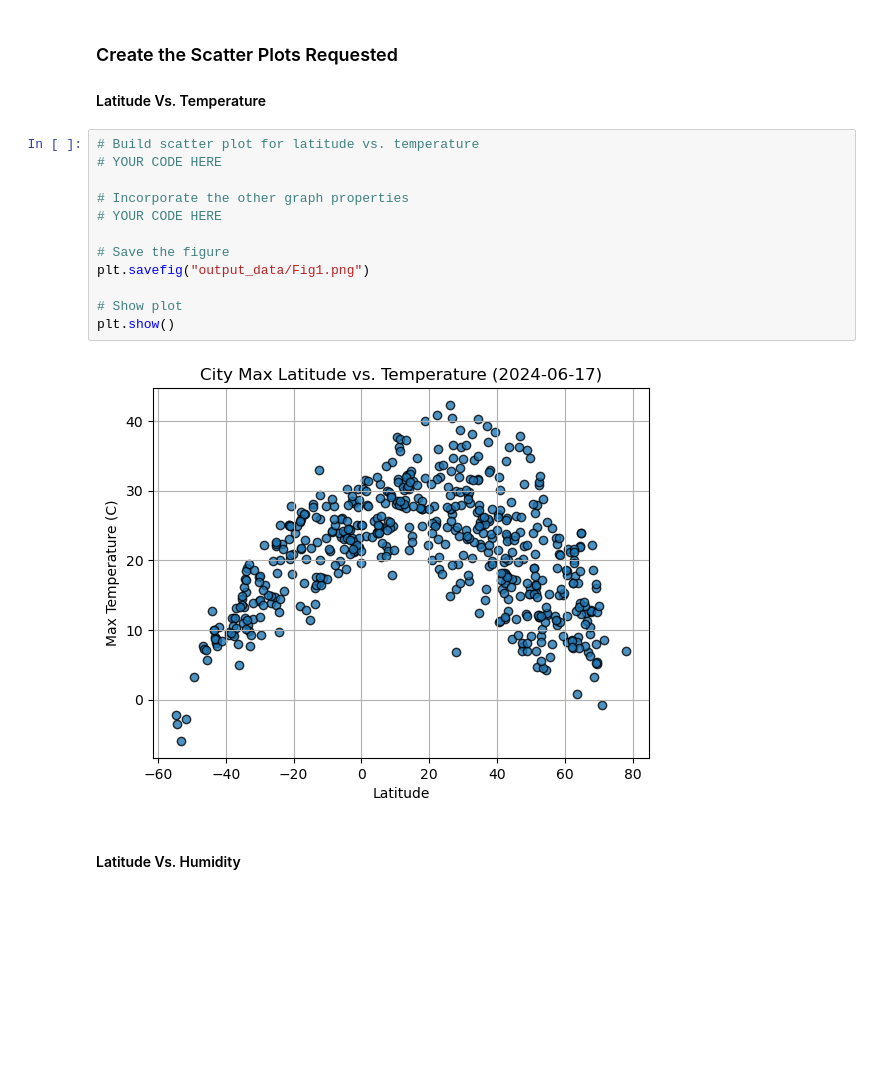
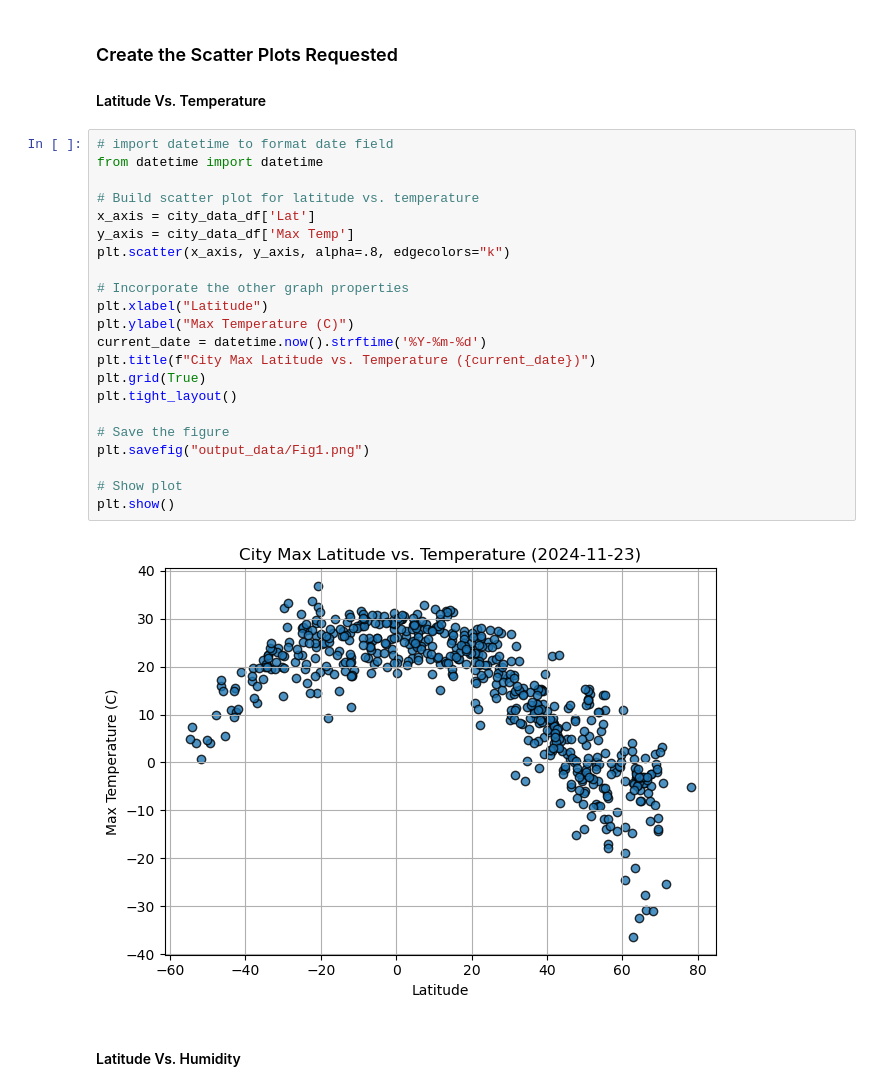
Before and after one commit to agmillman/python-api-challenge, a Jupyter notebook: WeatherPy/WeatherPy.ipynb, the cells around one changed output. Cells and saved outputs as stored; diff of their text form; blank space fills up the shorter version.

```diff
--- a/WeatherPy/WeatherPy.ipynb
+++ b/WeatherPy/WeatherPy.ipynb
@@ -186,19 +207,29 @@ city_data_df.head()
 
 #### Latitude Vs. Temperature
 # %%
+# import datetime to format date field
+from datetime import datetime
+
 # Build scatter plot for latitude vs. temperature
-# YOUR CODE HERE
+x_axis = city_data_df['Lat']
+y_axis = city_data_df['Max Temp']
+plt.scatter(x_axis, y_axis, alpha=.8, edgecolors="k")
 
 # Incorporate the other graph properties
-# YOUR CODE HERE
+plt.xlabel("Latitude")
+plt.ylabel("Max Temperature (C)")
+current_date = datetime.now().strftime('%Y-%m-%d')
+plt.title(f"City Max Latitude vs. Temperature ({current_date})")
+plt.grid(True)
+plt.tight_layout()
 
 # Save the figure
 plt.savefig("output_data/Fig1.png")
 
 # Show plot
 plt.show()
 # %% [output]
-[figure, old version]
+[figure, new version]
 # %% [markdown]
 #### Latitude Vs. Humidity
 # %%
```
Also changed, not shown: parts of 29 cells of this notebook, 5 other files.
